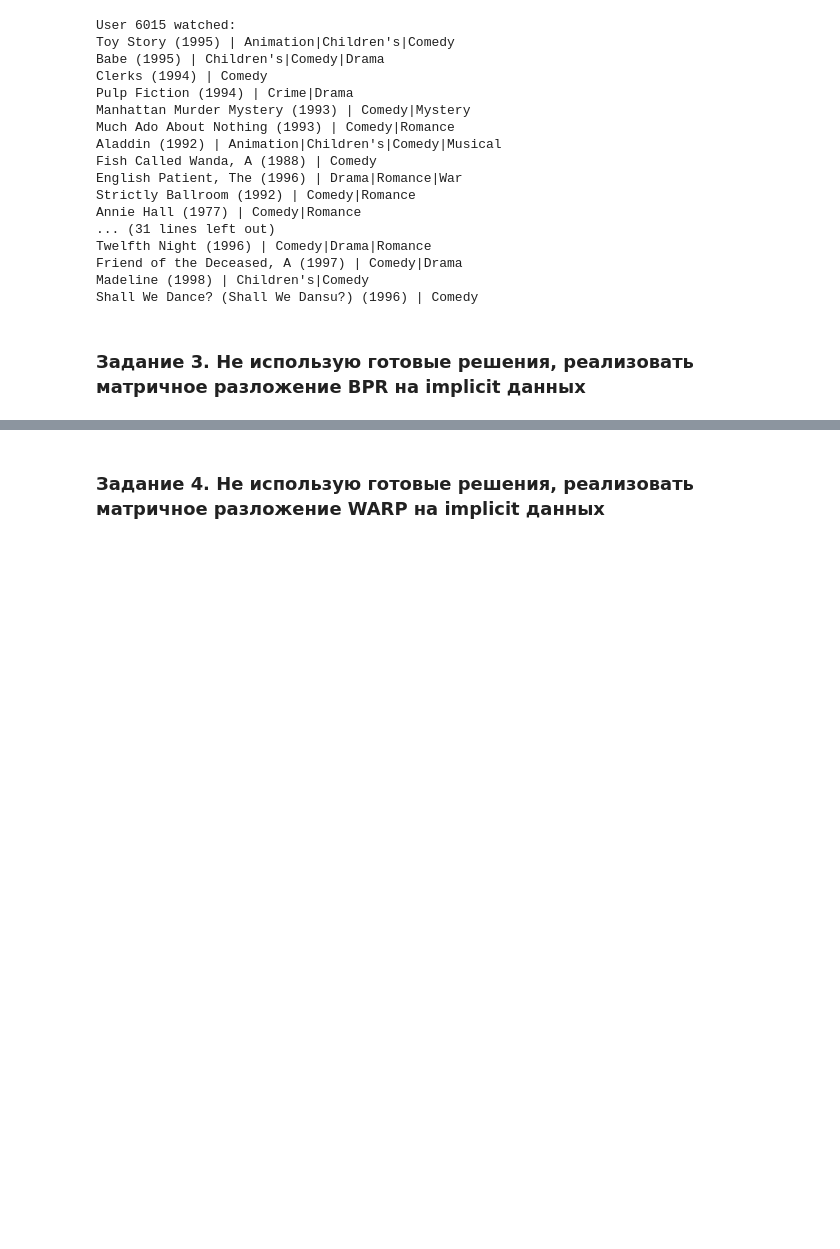
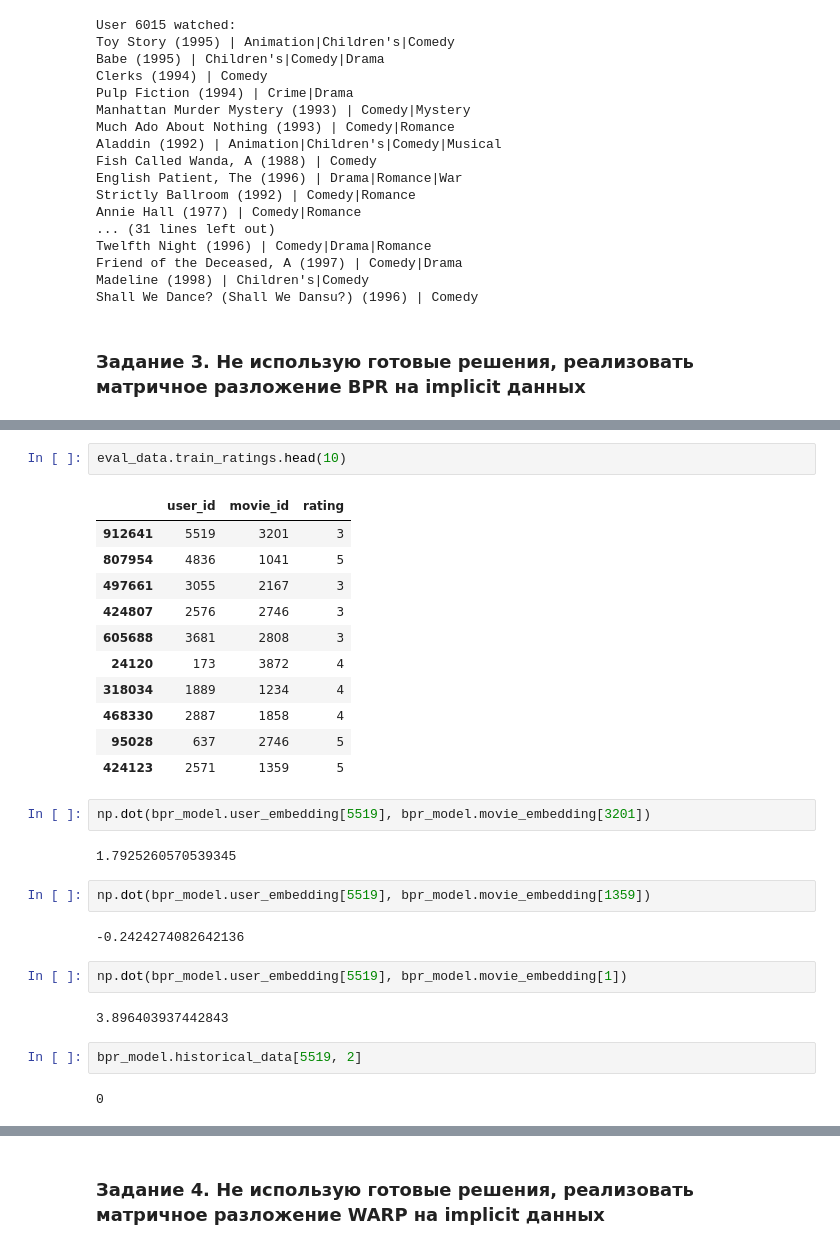
Before and after one commit to egor-bogomolov/hse_recsys2020, a Jupyter notebook: HomeWorks/HW1.ipynb, the cells around one changed output, grey strips where cells are left out. Cells and saved outputs as stored; diff of their text form; blank space fills up the shorter version.

```diff
--- a/HomeWorks/HW1.ipynb
+++ b/HomeWorks/HW1.ipynb
@@ -729,0 +863,30 @@ Shall We Dance? (Shall We Dansu?) (1996) | Comedy
+# %%
+eval_data.train_ratings.head(10)
+# %% [output]
+|  | user_id | movie_id | rating |
+| 912641 | 5519 | 3201 | 3 |
+| 807954 | 4836 | 1041 | 5 |
+| 497661 | 3055 | 2167 | 3 |
+| 424807 | 2576 | 2746 | 3 |
+| 605688 | 3681 | 2808 | 3 |
+| 24120 | 173 | 3872 | 4 |
+| 318034 | 1889 | 1234 | 4 |
+| 468330 | 2887 | 1858 | 4 |
+| 95028 | 637 | 2746 | 5 |
+| 424123 | 2571 | 1359 | 5 |
+# %%
+np.dot(bpr_model.user_embedding[5519], bpr_model.movie_embedding[3201])
+# %% [output]
+1.7925260570539345
+# %%
+np.dot(bpr_model.user_embedding[5519], bpr_model.movie_embedding[1359])
+# %% [output]
+-0.2424274082642136
+# %%
+np.dot(bpr_model.user_embedding[5519], bpr_model.movie_embedding[1])
+# %% [output]
+3.896403937442843
+# %%
+bpr_model.historical_data[5519, 2]
+# %% [output]
+0
```
Also changed, not shown: parts of 10 cells of this notebook.
